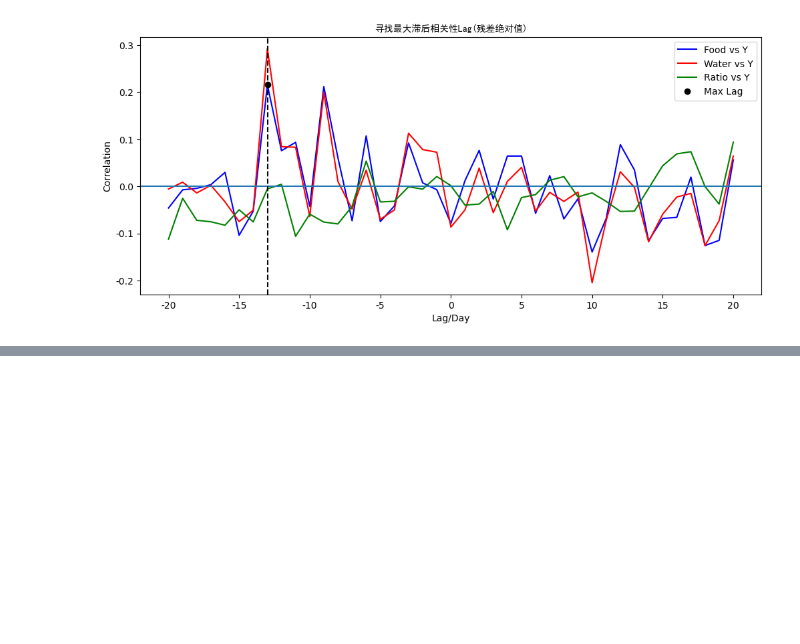
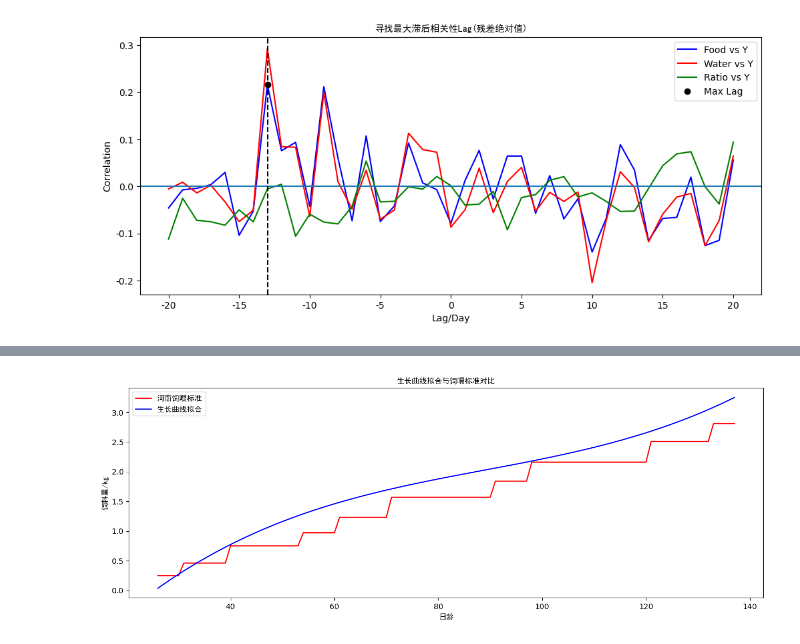
Before and after one commit to yixuan228/work-error-detect, a Jupyter notebook: main.ipynb, the cells around one changed output, grey strips where cells are left out. Saved outputs shown, nothing was run; the diff lists cells and outputs as text; code cells hidden in the pictures; blank space fills up the shorter version.

```diff
--- a/main.ipynb
+++ b/main.ipynb
@@ -441,0 +437,7 @@ np.float64(0.2155164438174311)
+# %%
+import pandas as pd
+
+hn_df = pd.read_excel('data/河南-饲料饲喂标准.xlsx', index_col=False)
+fit_df = pd.read_excel('data/std_food_table.xlsx', index_col=False)
+
+df = pd.merge(hn_df, fit_df, on='age')
@@ -441,0 +460,17 @@ np.float64(0.2155164438174311)
+# %%
+import matplotlib.pyplot as plt
+from matplotlib import font_manager
+
+CN_font = font_manager.FontProperties(fname='C:/Windows/Fonts/simhei.ttf')
+
+plt.figure(figsize=(15,5))
+plt.plot(df['age'], df['std_food'], color='red', label='河南饲喂标准')
+plt.plot(df['age'], df['food_e'], color='blue', label='生长曲线拟合')
+
+plt.xlabel('日龄', fontproperties=CN_font)
+plt.ylabel('饲料量/kg', fontproperties=CN_font)
+plt.title("生长曲线拟合与饲喂标准对比", fontproperties=CN_font)
+plt.legend(prop = CN_font)
+plt.show()
+# %% [output]
+[figure, added]
```
Also changed, not shown: parts of 3 cells of this notebook, 6 other files.
